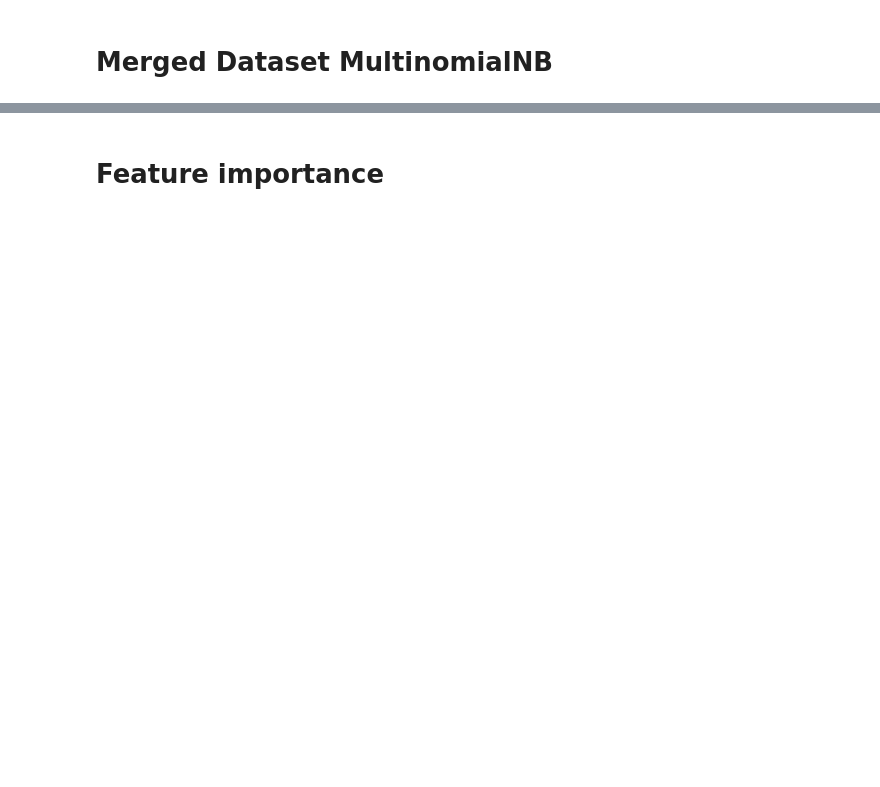
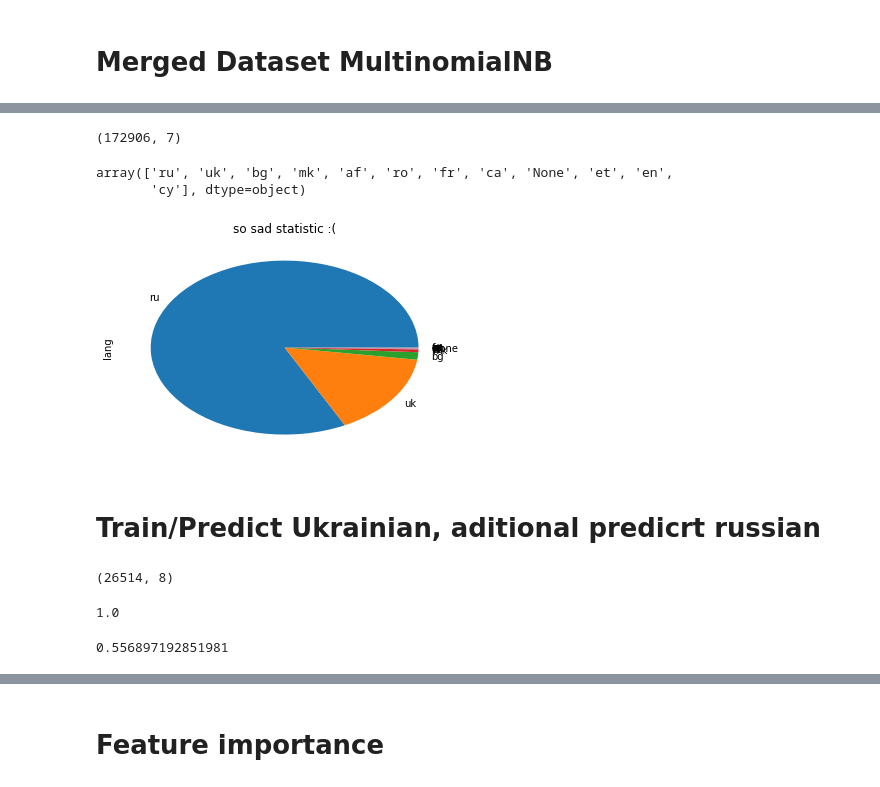
Before and after one commit to sudodoki/prj-nlp, a Jupyter notebook: students/Nazar/HW5_Sentiment/Parse and predict.ipynb, the cells around one changed output, grey strips where cells are left out. Drawn from its saved outputs; the diff is of its cells as text; code cells hidden in the pictures; blank space fills up the shorter version.

```diff
--- a/students/Nazar/HW5_Sentiment/Parse and predict.ipynb
+++ b/students/Nazar/HW5_Sentiment/Parse and predict.ipynb
@@ -188,8 +188,9 @@ df=df[df['stars']!=-1]
 
 df.to_csv('final_gadjets_data.csv',encoding='utf8', index=False)
 # %%
-final_gadjets_df=pd.read_csv('final_gadjets_data.csv',encoding='utf8')
-final_clothes_df=pd.read_csv('final_closes_data.csv',encoding='utf8')
+import pandas as pd
+final_gadjets_df=pd.read_csv('final_gadjets_data.csv.zip',encoding='utf8')
+final_clothes_df=pd.read_csv('final_closes_data.csv.zip',encoding='utf8')
 # %%
 def get_type(stars):
     if stars==5:
@@ -330,0 +343,38 @@ pipeline.score(X_test,y_test)
+# %%
+full_df.shape
+# %% [output]
+(172906, 7)
+# %%
+from multiprocessing import Pool
+from langdetect import detect
+def detect_lang(text):
+    try:
+        return detect(text)
+    except:
+        return "None"
+
+from tqdm import tqdm
+langs = []
+for i in tqdm(range(full_df.shape[0])):
+    langs.append(detect_lang(full_df['summary'].values[i]))
+
+full_df['lang'] = langs
+# %%
+full_df['lang'].unique()
+# %% [output]
+array(['ru', 'uk', 'bg', 'mk', 'af', 'ro', 'fr', 'ca', 'None', 'et', 'en',
+       'cy'], dtype=object)
+# %%
+import matplotlib.pyplot as plt
+%matplotlib inline
+
+full_df['lang'].value_counts().plot(kind='pie', title='so sad statistic :(')
+plt.show()
+# %% [output]
+[figure, added]
+# %% [markdown]
+# Train/Predict Ukrainian, aditional predicrt russian
+# %%
+full_df[full_df['lang']=='uk'].shape
+# %% [output]
+(26514, 8)
@@ -330,0 +386,16 @@ pipeline.score(X_test,y_test)
+# %%
+vect = CountVectorizer()
+cls = SGDClassifier()
+pipeline = Pipeline([
+    ('vect', vect),
+    ('tfidf', TfidfTransformer()),
+    ('cls',cls)
+])
+pipeline.fit(X_train,y_train)
+pipeline.score(X_test,y_test)
+# %% [output]
+1.0
+# %%
+pipeline.score(full_df[full_df['lang']=='ru']['summary'],full_df[full_df['lang']=='ru']['target'])
+# %% [output]
+0.556897192851981
```
Also changed, not shown: parts of 18 cells of this notebook, 1 other file.
